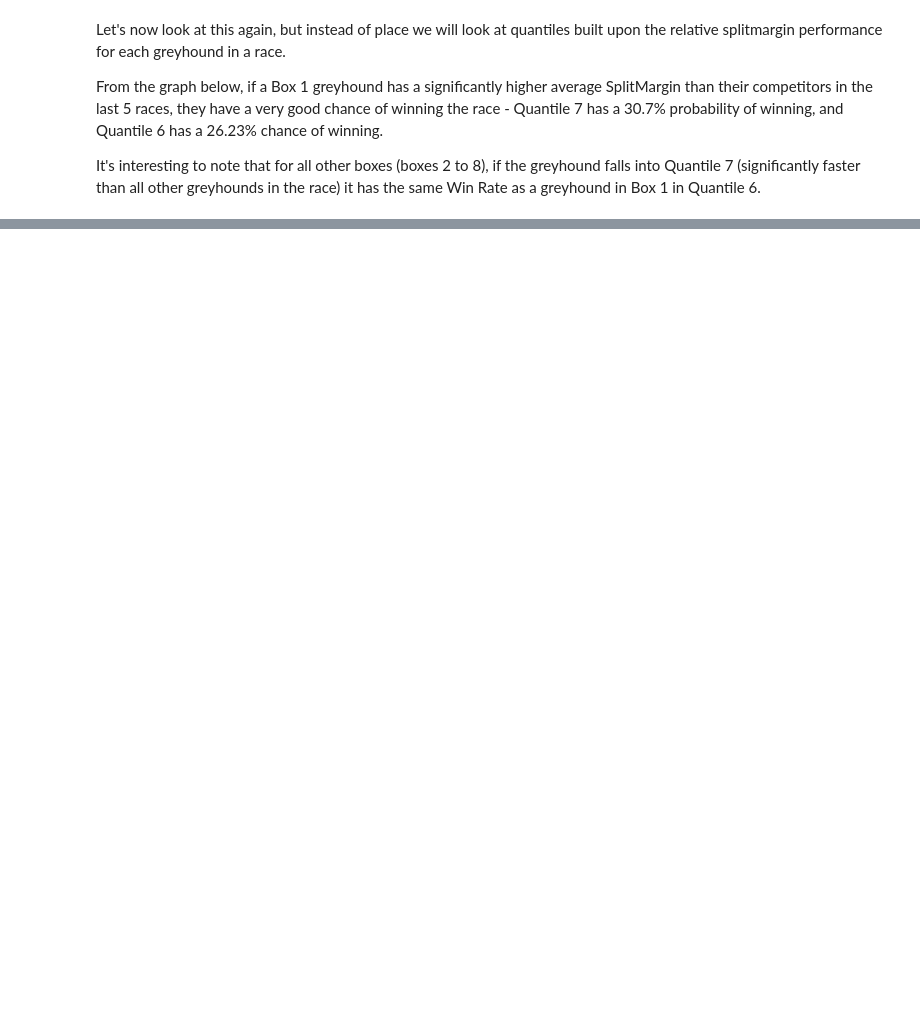
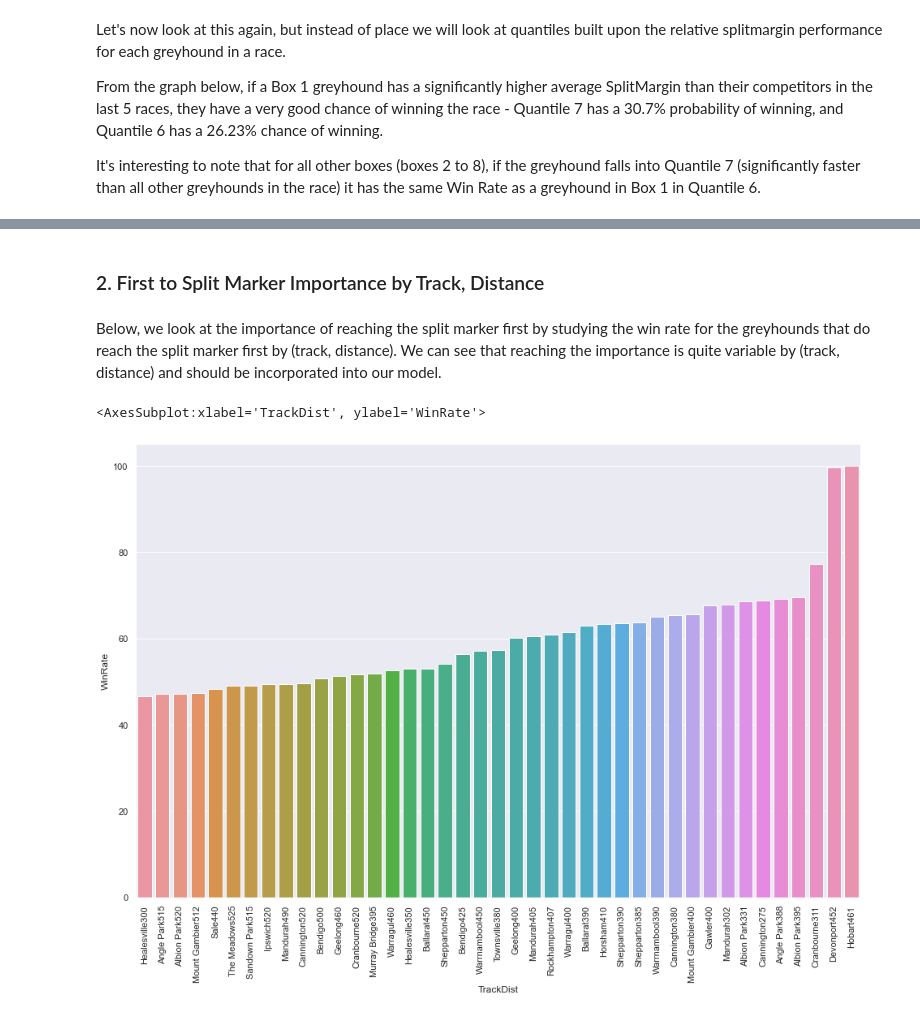
Before and after one commit to Isilisi/Greyhounds, a Jupyter notebook: eda/split-margin.ipynb, the cells around one changed output, grey strips where cells are left out. Cells and saved outputs as stored; diff of their text form; code cells hidden in the pictures; blank space fills up the shorter version.

Commit message:
Added additional analysis to split-margin.ipynb relating to importance of reaching split marker first by track

```diff
--- a/eda/split-margin.ipynb
+++ b/eda/split-margin.ipynb
@@ -162,3 +150,48 @@ sns.barplot(data=df, x="Box", y="WinRate", hue="SplitMarginQuantile")
 64 rows × 5 columns
 <AxesSubplot:xlabel='Box', ylabel='WinRate'>
 [figure]
+# %% [markdown]
+### 2. First to Split Marker Importance by Track, Distance
+# %% [markdown]
+Below, we look at the importance of reaching the split marker first by studying the win rate for the greyhounds that do reach the split marker first by (track, distance). We can see that reaching the importance is quite variable by (track, distance) and should be incorporated into our model.
+# %%
+# Copy raw dataframe
+df = df_raw.copy()
+
+# Remove NaN SplitMargin's for now
+df = df[~df['SplitMargin'].isna()]
+
+# Remove outlier values
+upper_limit = df.SplitMargin.median() + 3*df.SplitMargin.mad()
+lower_limit = df.SplitMargin.median() - 3*df.SplitMargin.mad()
+df = df[df['SplitMargin'].between(lower_limit, upper_limit)]
+
+# Create a SplitMarkerPlace column
+df = df.sort_values(by=['FasttrackRaceId', 'SplitMargin'], ascending=True)
+df['SplitMarginPlace'] = df.groupby('FasttrackRaceId').cumcount()+1
+
+# Create a SplitMarginWin column (who reach the split marker first)
+df['SplitMarginWin'] = (df['SplitMarginPlace'] == 1).astype(int)
+
+# Take only Greyhounds who reached split marker first, and calculate the win rate by track and distance
+df = df[df['SplitMarginWin'] == 1]
+df['Win'] = (df['Place'] == 1).astype(int)
+df = df.groupby('TrackDist', as_index=False).agg(NumberOfWins = ('Win', 'sum'),
+                                                 SampleSize = ('Win', 'count'))
+df['WinRate'] = round(100*df['NumberOfWins']/df['SampleSize'], 2)
+
+# Take only TrackDist with at least a sample size of 1000
+df = df[df['SampleSize'] >= 1000]
+df = df.sort_values(by='WinRate')
+
+# Plot
+sns.set_theme()
+fig, ax = plt.subplots(figsize=(16, 10.27))
+plt.rc('xtick',labelsize=15)
+plt.rcParams["axes.labelsize"] = 15
+plt.rc('ytick',labelsize=15)
+plt.xticks(rotation=90)
+sns.barplot(data=df, x="TrackDist", y="WinRate")
+# %% [output]
+<AxesSubplot:xlabel='TrackDist', ylabel='WinRate'>
+[figure, added]
```
Also changed, not shown: parts of 3 cells of this notebook.
